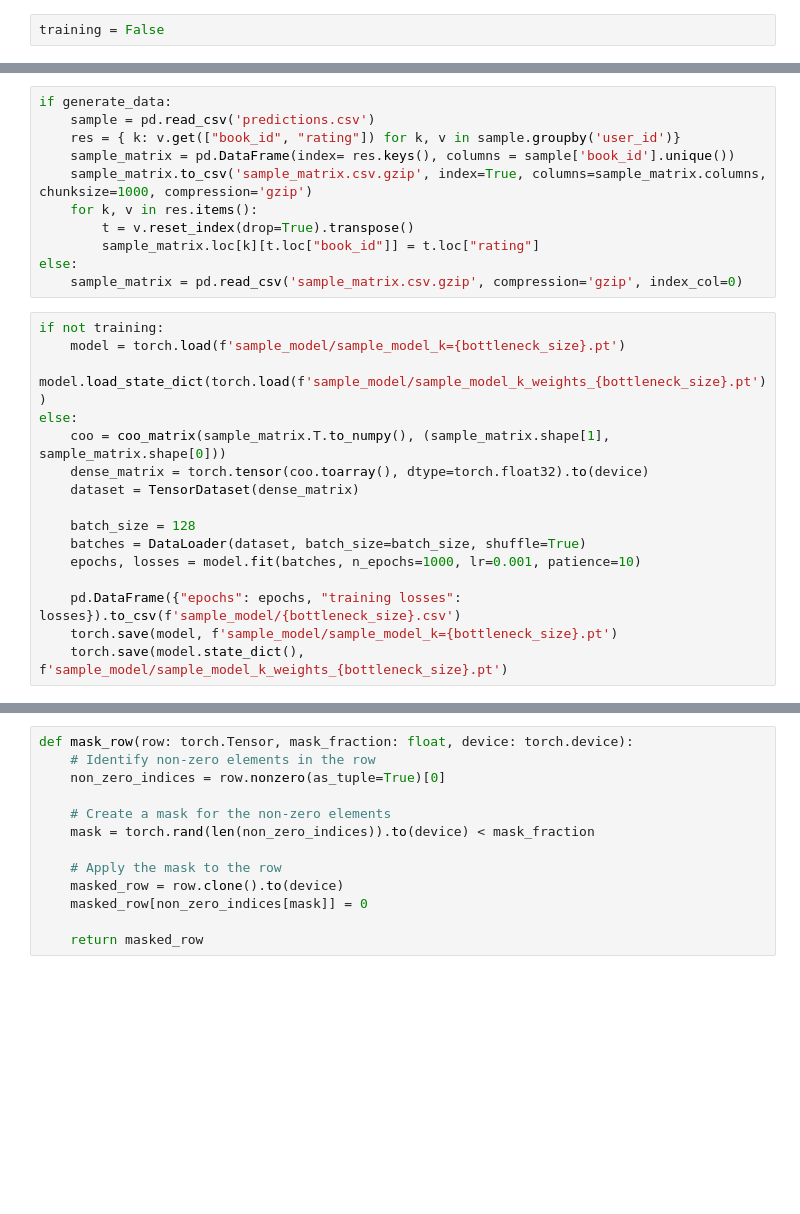
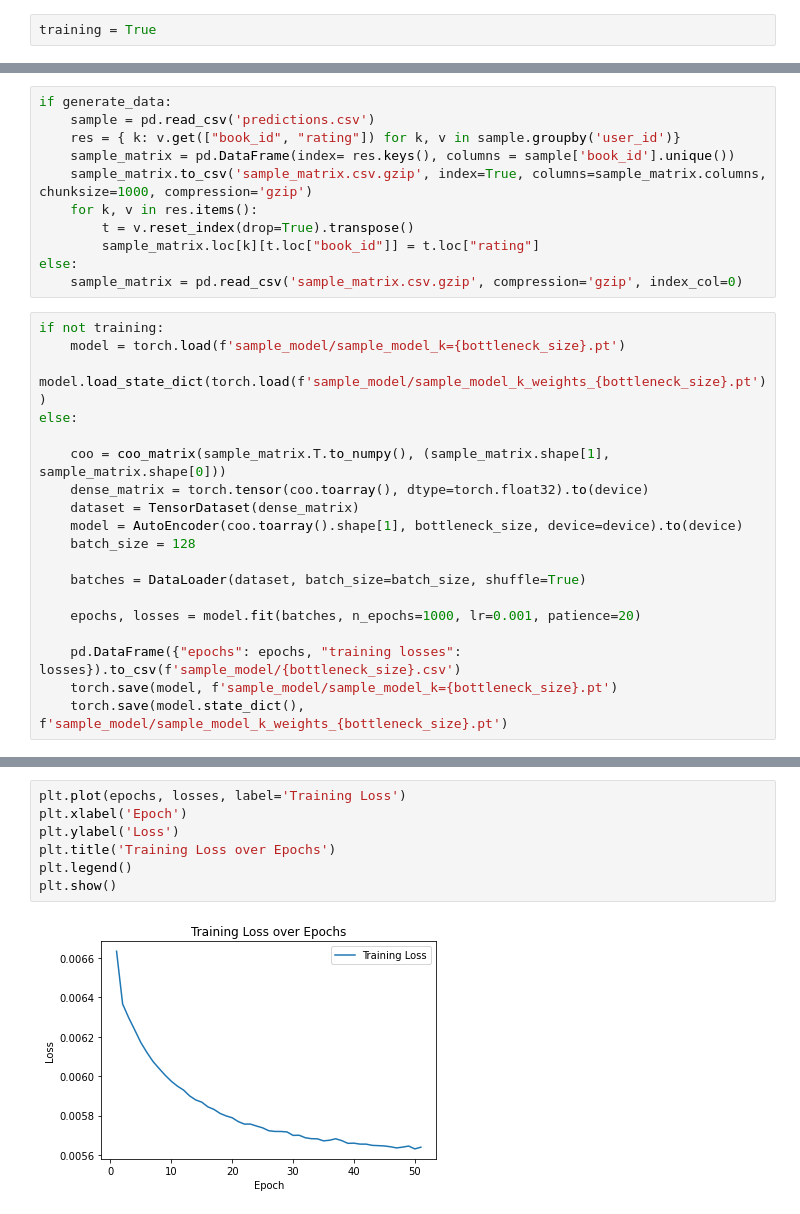
Before and after one commit to jinks145/pj_fireteam-108c, a Jupyter notebook: compare.ipynb, the cells around one changed output, grey strips where cells are left out. Cells and saved outputs as stored; diff of their text form; blank space fills up the shorter version.

```diff
--- a/compare.ipynb
+++ b/compare.ipynb
@@ -156,7 +148,7 @@ model = AutoEncoder(num_items, bottleneck_size, device=device).to(device)
 # %%
 bottleneck_size = 32
 # %%
-training = False
+training = True
 # %%
 generate_data = False
 # %%
@@ -175,14 +167,17 @@ if not training:
 	model = torch.load(f'sample_model/sample_model_k={bottleneck_size}.pt')
 	model.load_state_dict(torch.load(f'sample_model/sample_model_k_weights_{bottleneck_size}.pt'))
 else:
-	coo = coo_matrix(sample_matrix.T.to_numpy(), (sample_matrix.shape[1], sample_matrix.shape[0]))
-	dense_matrix = torch.tensor(coo.toarray(), dtype=torch.float32).to(device)
-	dataset = TensorDataset(dense_matrix)
 
-	batch_size = 128
-	batches = DataLoader(dataset, batch_size=batch_size, shuffle=True)
-	epochs, losses = model.fit(batches, n_epochs=1000, lr=0.001, patience=10)
+    coo = coo_matrix(sample_matrix.T.to_numpy(), (sample_matrix.shape[1], sample_matrix.shape[0]))
+    dense_matrix = torch.tensor(coo.toarray(), dtype=torch.float32).to(device)
+    dataset = TensorDataset(dense_matrix)
+    model = AutoEncoder(coo.toarray().shape[1], bottleneck_size, device=device).to(device)
+    batch_size = 128
 
-	pd.DataFrame({"epochs": epochs, "training losses": losses}).to_csv(f'sample_model/{bottleneck_size}.csv')
-	torch.save(model, f'sample_model/sample_model_k={bottleneck_size}.pt')
-	torch.save(model.state_dict(), f'sample_model/sample_model_k_weights_{bottleneck_size}.pt')
+    batches = DataLoader(dataset, batch_size=batch_size, shuffle=True)
+
+    epochs, losses = model.fit(batches, n_epochs=1000, lr=0.001, patience=20)
+
+    pd.DataFrame({"epochs": epochs, "training losses": losses}).to_csv(f'sample_model/{bottleneck_size}.csv')
+    torch.save(model, f'sample_model/sample_model_k={bottleneck_size}.pt')
+    torch.save(model.state_dict(), f'sample_model/sample_model_k_weights_{bottleneck_size}.pt')
@@ -189,14 +202,10 @@ else:
-# %%
-def mask_row(row: torch.Tensor, mask_fraction: float, device: torch.device):
-    # Identify non-zero elements in the row
-    non_zero_indices = row.nonzero(as_tuple=True)[0]
-
-    # Create a mask for the non-zero elements
-    mask = torch.rand(len(non_zero_indices)).to(device) < mask_fraction
-
-    # Apply the mask to the row
-    masked_row = row.clone().to(device)
-    masked_row[non_zero_indices[mask]] = 0
-
-    return masked_row
+# %%
+plt.plot(epochs, losses, label='Training Loss')
+plt.xlabel('Epoch')
+plt.ylabel('Loss')
+plt.title('Training Loss over Epochs')
+plt.legend()
+plt.show()
+# %% [output]
+[figure, added]
 # %%
```
Also changed, not shown: parts of 11 cells of this notebook.
